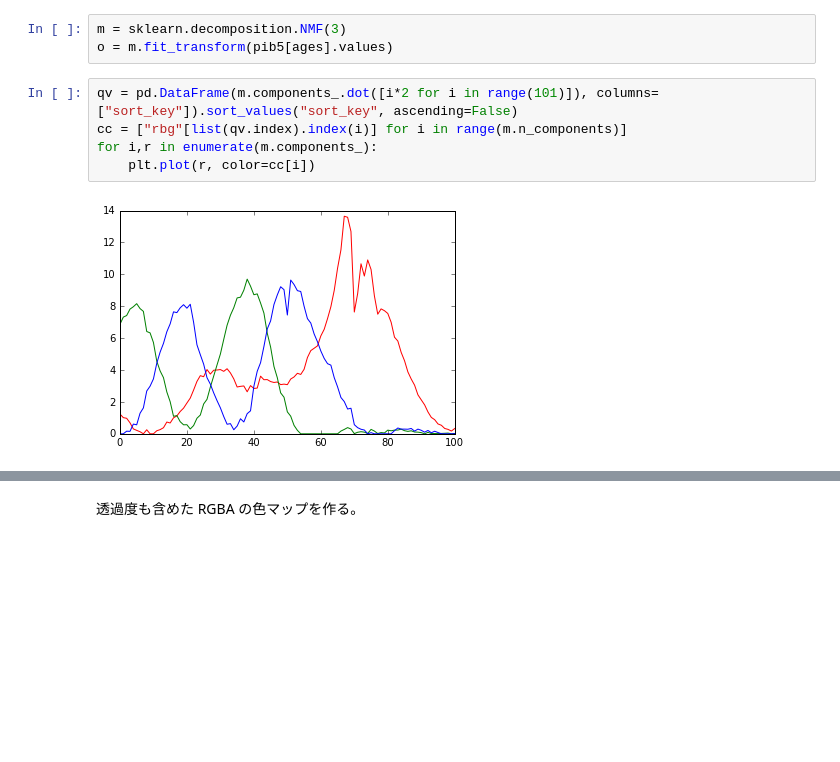
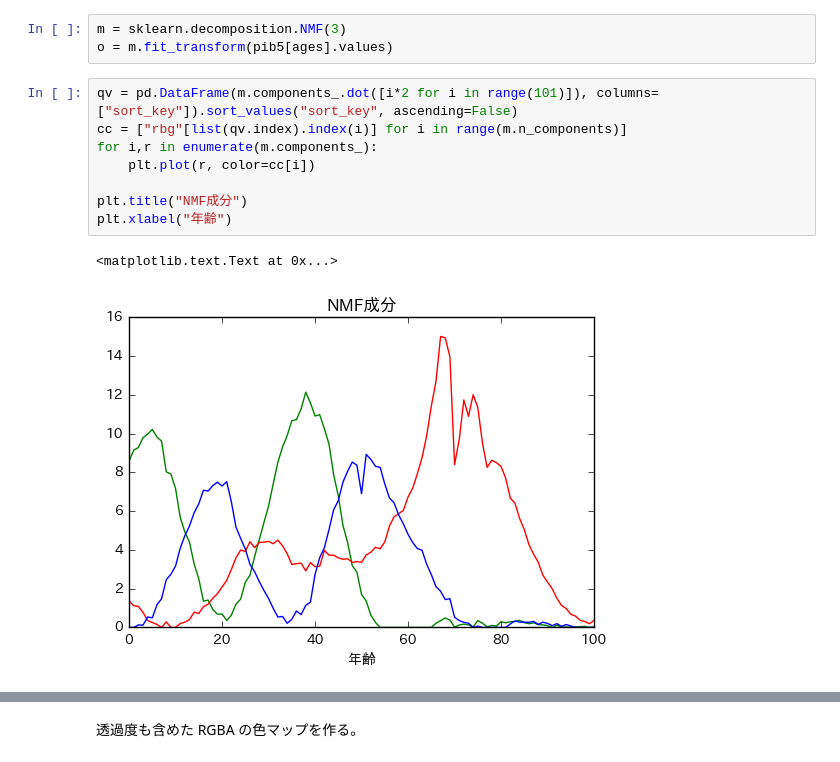
Before and after one commit to hkwi/kobe-barcelona, a Jupyter notebook: notes/2016-09-27-area.ipynb, the cells around one changed output, grey strips where cells are left out. Drawn from its saved outputs; the diff is of its cells as text; blank space fills up the shorter version.

```diff
--- a/notes/2016-09-27-area.ipynb
+++ b/notes/2016-09-27-area.ipynb
@@ -114,10 +110,14 @@ o = m.fit_transform(pib5[ages].values)
 # %%
 qv = pd.DataFrame(m.components_.dot([i*2 for i in range(101)]), columns=["sort_key"]).sort_values("sort_key", ascending=False)
 cc = ["rbg"[list(qv.index).index(i)] for i in range(m.n_components)]
 for i,r in enumerate(m.components_):
     plt.plot(r, color=cc[i])
+
+plt.title("NMF成分")
+plt.xlabel("年齢")
 # %% [output]
+<matplotlib.text.Text at 0x...>
-[figure, old version]
+[figure, new version]
 # %%
 c2 = pd.DataFrame(sklearn.preprocessing.normalize(o), index=pib5.index, columns=cc)
 plt.scatter(c2["r"], c2["g"])
```
Also changed, not shown: parts of 13 cells of this notebook, 10 other files.
